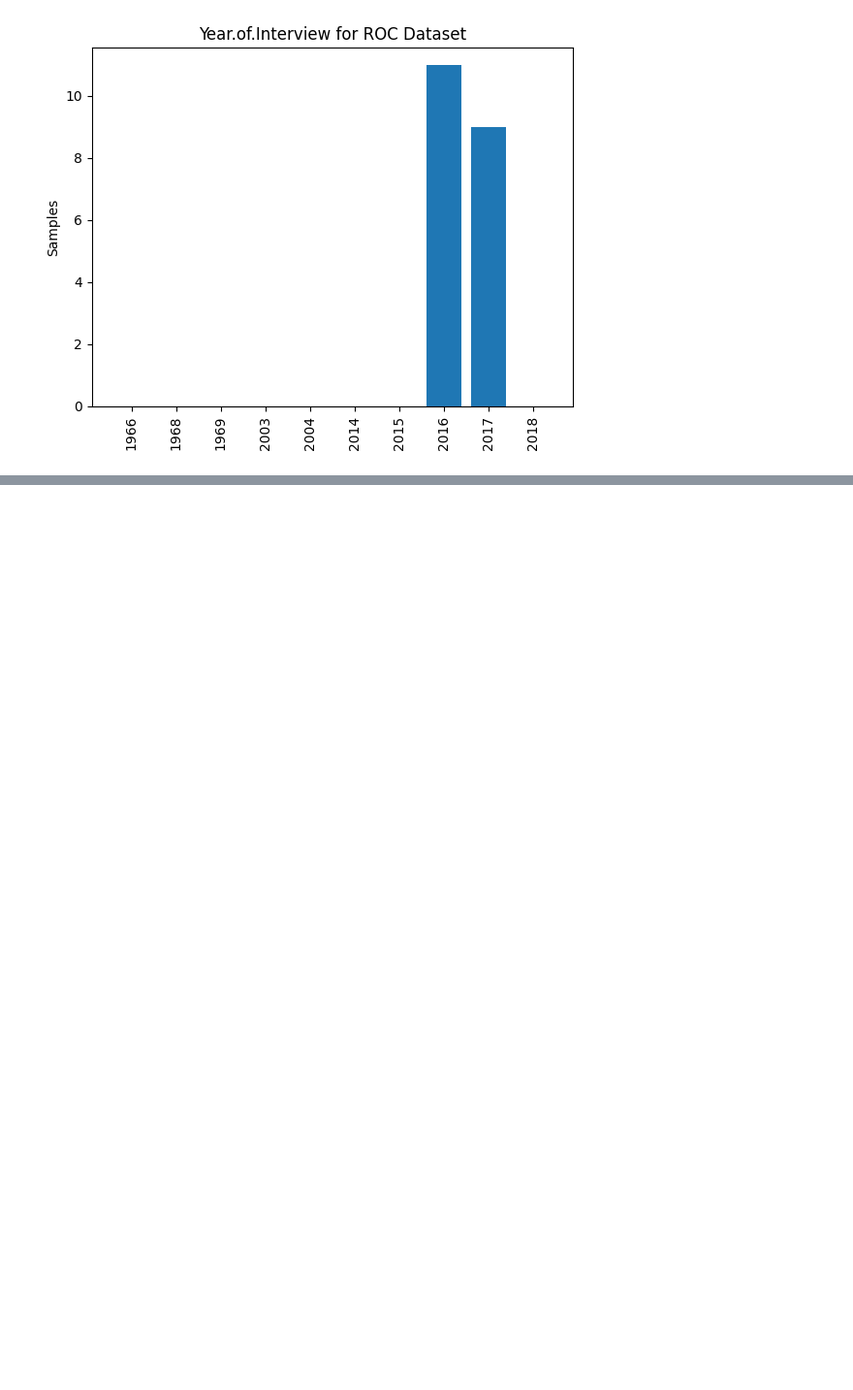
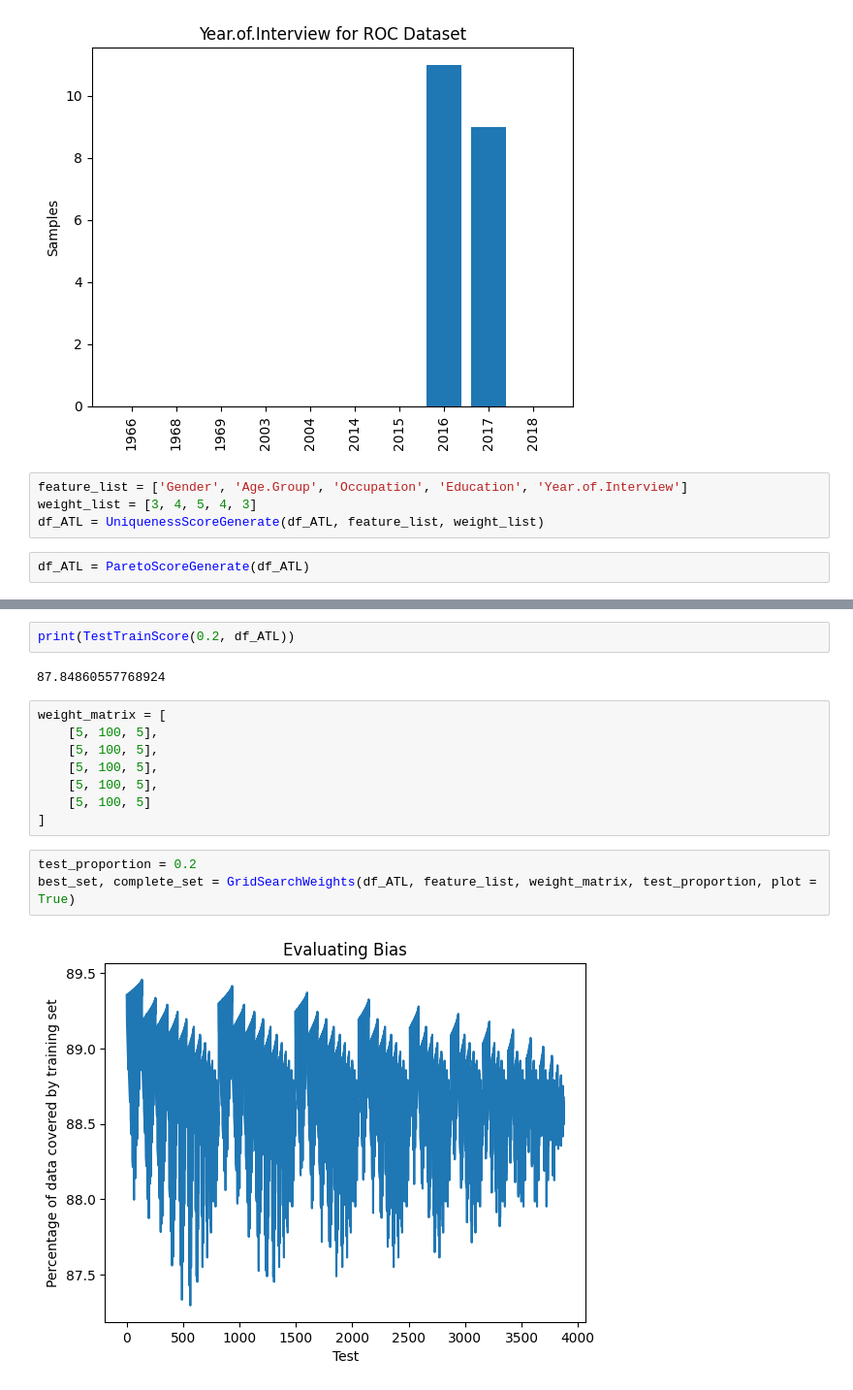
Before and after one commit to NACME-AIML-2024/final-project-dialect-dynamics, a Jupyter notebook: notebooks/aaveDemographic-eda.ipynb, the cells around one changed output, grey strips where cells are left out. Shown at 97% size. Saved outputs shown, nothing was run; the diff lists cells and outputs as text; blank space fills up the shorter version.

Commit message:
Feat: Uniqueness Scoring Methodology Created

```diff
--- a/notebooks/aaveDemographic-eda.ipynb
+++ b/notebooks/aaveDemographic-eda.ipynb
@@ -381,3 +385,9 @@ for idx in range(len(dataframes_list)):
 [figure]
 [figure]
 [figure]
+# %%
+feature_list = ['Gender', 'Age.Group', 'Occupation', 'Education', 'Year.of.Interview']
+weight_list = [3, 4, 5, 4, 3]
+df_ATL = UniquenessScoreGenerate(df_ATL, feature_list, weight_list)
+# %%
+df_ATL = ParetoScoreGenerate(df_ATL)
@@ -383,0 +413,17 @@ for idx in range(len(dataframes_list)):
+# %%
+print(TestTrainScore(0.2, df_ATL))
+# %% [output]
+87.84860557768924
+# %%
+weight_matrix = [
+    [5, 100, 5],
+    [5, 100, 5],
+    [5, 100, 5],
+    [5, 100, 5],
+    [5, 100, 5]
+]
+# %%
+test_proportion = 0.2
+best_set, complete_set = GridSearchWeights(df_ATL, feature_list, weight_matrix, test_proportion, plot = True)
+# %% [output]
+[figure, added]
```
Also changed, not shown: parts of 10 cells of this notebook, 1 other file.
